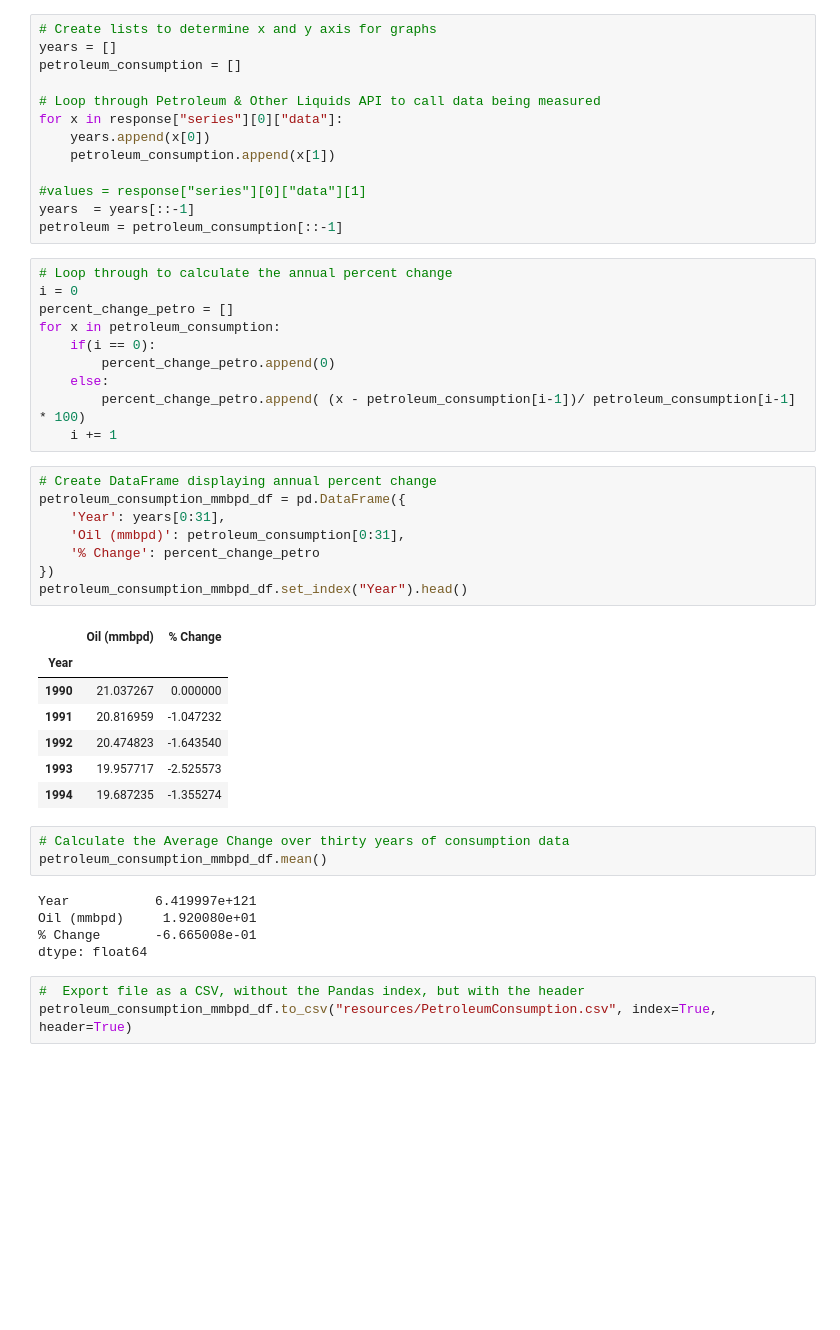
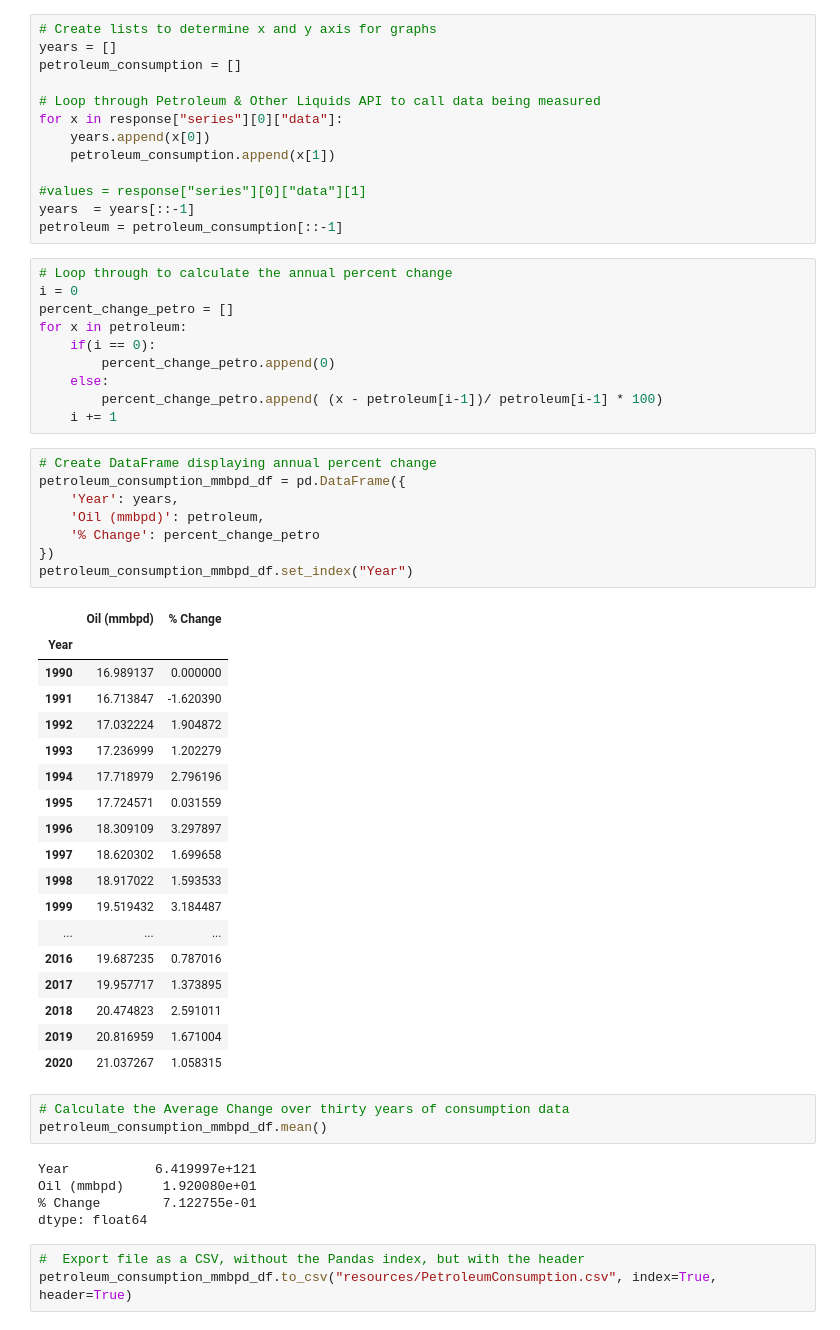
Before and after one commit to us-energy-analysis/Energy-analysis, a Jupyter notebook: USFossilFuelConsumption.ipynb, the cells around one changed output. Cells and saved outputs as stored; diff of their text form; blank space fills up the shorter version.

```diff
--- a/USFossilFuelConsumption.ipynb
+++ b/USFossilFuelConsumption.ipynb
@@ -36,35 +36,46 @@ petroleum = petroleum_consumption[::-1]
 # Loop through to calculate the annual percent change
 i = 0
 percent_change_petro = []
-for x in petroleum_consumption:
+for x in petroleum:
     if(i == 0):
         percent_change_petro.append(0)
     else:
-        percent_change_petro.append( (x - petroleum_consumption[i-1])/ petroleum_consumption[i-1] * 100)
+        percent_change_petro.append( (x - petroleum[i-1])/ petroleum[i-1] * 100)
     i += 1
 # %%
 # Create DataFrame displaying annual percent change
 petroleum_consumption_mmbpd_df = pd.DataFrame({
-    'Year': years[0:31],
-    'Oil (mmbpd)': petroleum_consumption[0:31],
+    'Year': years,
+    'Oil (mmbpd)': petroleum,
     '% Change': percent_change_petro
 })
-petroleum_consumption_mmbpd_df.set_index("Year").head()
+petroleum_consumption_mmbpd_df.set_index("Year")
 # %% [output]
 |  | Oil (mmbpd) | % Change |
 | Year |  |  |
-| 1990 | 21.037267 | 0.000000 |
-| 1991 | 20.816959 | -1.047232 |
-| 1992 | 20.474823 | -1.643540 |
-| 1993 | 19.957717 | -2.525573 |
-| 1994 | 19.687235 | -1.355274 |
+| 1990 | 16.989137 | 0.000000 |
+| 1991 | 16.713847 | -1.620390 |
+| 1992 | 17.032224 | 1.904872 |
+| 1993 | 17.236999 | 1.202279 |
+| 1994 | 17.718979 | 2.796196 |
+| 1995 | 17.724571 | 0.031559 |
+| 1996 | 18.309109 | 3.297897 |
+| 1997 | 18.620302 | 1.699658 |
+| 1998 | 18.917022 | 1.593533 |
+| 1999 | 19.519432 | 3.184487 |
+| ... | ... | ... |
+| 2016 | 19.687235 | 0.787016 |
+| 2017 | 19.957717 | 1.373895 |
+| 2018 | 20.474823 | 2.591011 |
+| 2019 | 20.816959 | 1.671004 |
+| 2020 | 21.037267 | 1.058315 |
 # %%
 # Calculate the Average Change over thirty years of consumption data
 petroleum_consumption_mmbpd_df.mean()
 # %% [output]
 Year           6.419997e+121
 Oil (mmbpd)     1.920080e+01
-% Change       -6.665008e-01
+% Change        7.122755e-01
 dtype: float64
 # %%
 #  Export file as a CSV, without the Pandas index, but with the header
```
Also changed, not shown: parts of 13 cells of this notebook.
